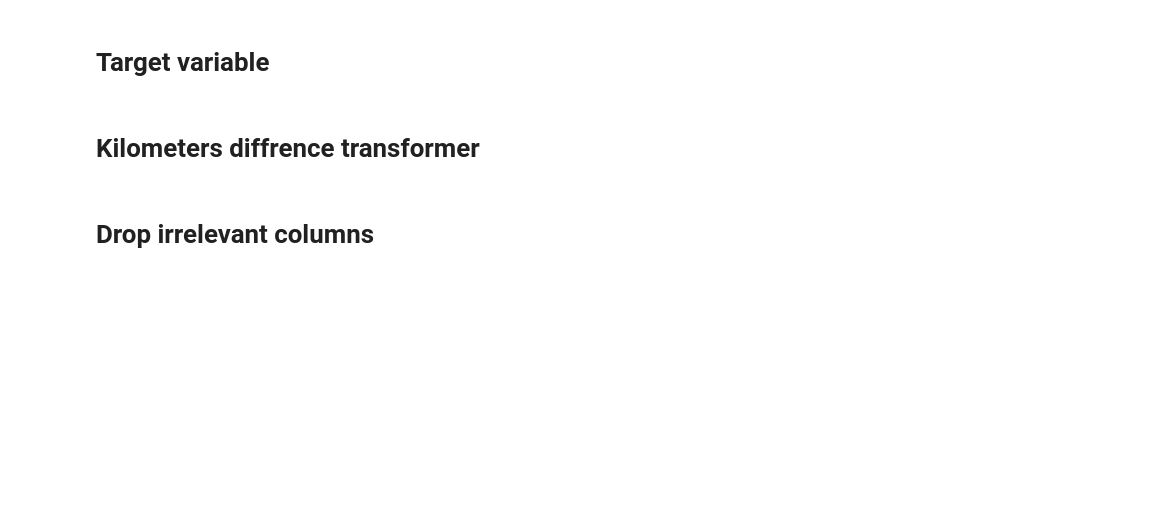
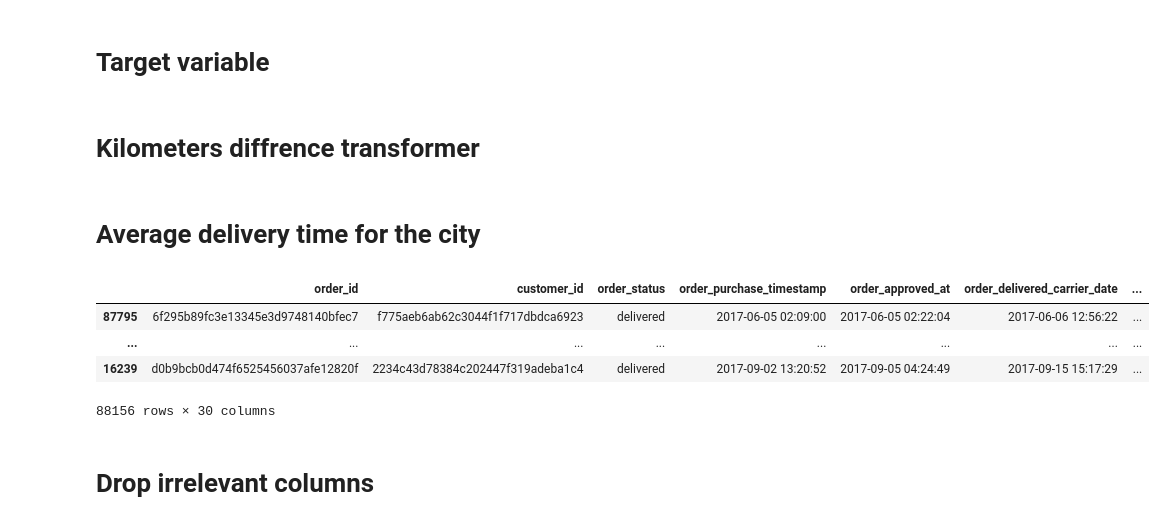
Before and after one commit to Skronski/e_commerce, a Jupyter notebook: 00_programs/04_delivery_experience/delivery_time_prediction.ipynb, the cells around one changed output. Saved outputs shown, nothing was run; the diff lists cells and outputs as text; code cells hidden in the pictures; blank space fills up the shorter version.

```diff
--- a/00_programs/04_delivery_experience/delivery_time_prediction.ipynb
+++ b/00_programs/04_delivery_experience/delivery_time_prediction.ipynb
@@ -284,3 +284,20 @@ class KilometerDiffTransformer(BaseEstimator, TransformerMixin):
         ]
         X_transformed = X_transformed.drop(columns=columns_to_drop)
         return X_transformed
+# %% [markdown]
+# Average delivery time for the city
+# %%
+X = df.drop(columns="target_estimated_delivery_time")
+y = df["target_estimated_delivery_time"]
+# Split the data into train and test sets
+X_train, X_test, y_train, y_test = train_test_split(
+    X, y, test_size=0.2, random_state=42
+)
+# %%
+X_train
+# %% [output]
+|  | order_id | customer_id | order_status | order_purchase_timestamp | order_approved_at | order_delivered_carrier_date | ... |
+| 87795 | 6f295b89fc3e13345e3d9748140bfec7 | f775aeb6ab62c3044f1f717dbdca6923 | delivered | 2017-06-05 02:09:00 | 2017-06-05 02:22:04 | 2017-06-06 12:56:22 | ... |
+| ... | ... | ... | ... | ... | ... | ... | ... |
+| 16239 | d0b9bcb0d474f6525456037afe12820f | 2234c43d78384c202447f319adeba1c4 | delivered | 2017-09-02 13:20:52 | 2017-09-05 04:24:49 | 2017-09-15 15:17:29 | ... |
+88156 rows × 30 columns
```
Also changed, not shown: parts of 4 cells of this notebook.
